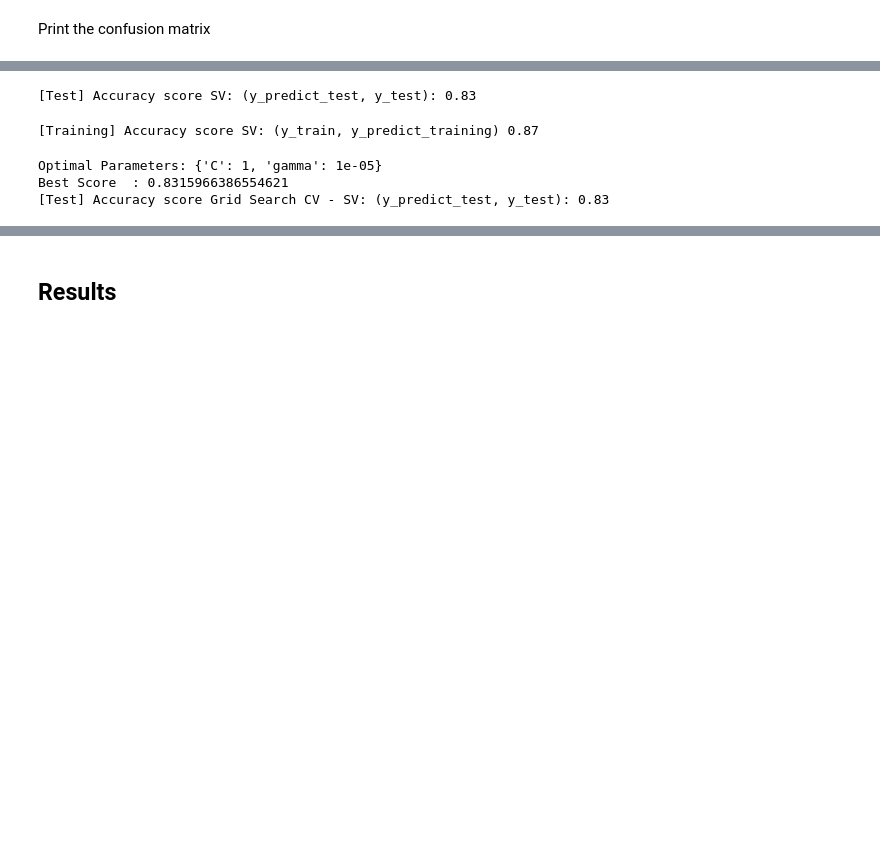
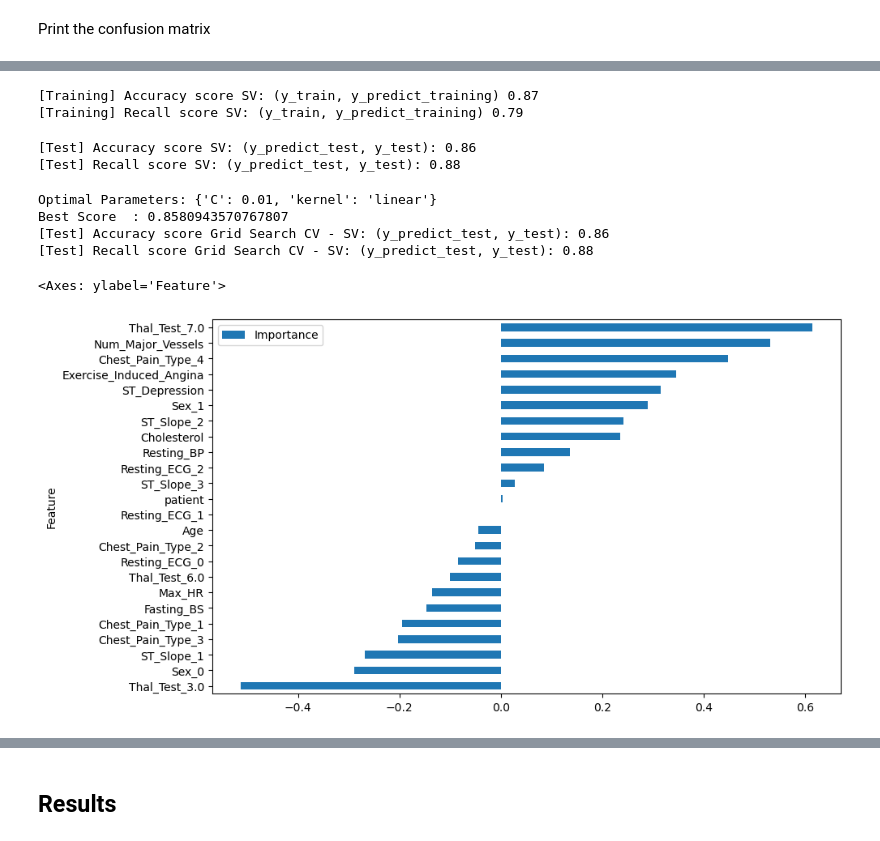
Before and after one commit to QMeier/heart-disease-capstone, a Jupyter notebook: 5_modeling.ipynb, the cells around one changed output, grey strips where cells are left out. Drawn from its saved outputs; the diff is of its cells as text; code cells hidden in the pictures; blank space fills up the shorter version.

```diff
--- a/5_modeling.ipynb
+++ b/5_modeling.ipynb
@@ -83,41 +171,56 @@ SVC(C=1, kernel='linear', random_state=123)
 # %%
 y_predict_test_SV = classifier_SV.predict(X_test)
 y_predict_training_SV = classifier_SV.predict(X_train)
-# %%
-print("[Test] Accuracy score SV: (y_predict_test, y_test):",
-      f'{accuracy_score(y_predict_test_SV, y_test):.2f}')
-# %% [output]
-[Test] Accuracy score SV: (y_predict_test, y_test): 0.83
 # %%
 print("[Training] Accuracy score SV: (y_train, y_predict_training)",
       f'{accuracy_score(y_train, y_predict_training_SV):.2f}')
+print("[Training] Recall score SV: (y_train, y_predict_training)",
+      f'{recall_score(y_train, y_predict_training_SV):.2f}')
 # %% [output]
 [Training] Accuracy score SV: (y_train, y_predict_training) 0.87
+[Training] Recall score SV: (y_train, y_predict_training) 0.79
+# %%
+print("[Test] Accuracy score SV: (y_predict_test, y_test):",
+      f'{accuracy_score(y_predict_test_SV, y_test):.2f}')
+print("[Test] Recall score SV: (y_predict_test, y_test):",
+      f'{recall_score(y_predict_test_SV, y_test):.2f}')
+# %% [output]
+[Test] Accuracy score SV: (y_predict_test, y_test): 0.86
+[Test] Recall score SV: (y_predict_test, y_test): 0.88
 # %%
-# define grid of parameters
-parameters = {
-    'C': [1,2.5,5,7.5,10],
-    'gamma':[0.00001, 0.0001,0.001,0.01,0.1,1,10]
+param_grid = {
+    'C': [0.01,0.1,1,10],
+    'kernel': ['linear', 'rbf']
 }
+# use grid search cv
+cv = RepeatedStratifiedKFold(n_splits = 10, n_repeats = 3, random_state = 123)
+gscv = GridSearchCV(classifier_SV, param_grid = param_grid, cv= 5).fit(X_train, y_train.values.ravel())
 
-# use grid search cv
-search = GridSearchCV(classifier_SV, parameters)
-
-# fitting the model
-search.fit(X_train, y_train.values.ravel())
-
-print("Optimal Parameters:", search.best_params_)
-print("Best Score  :", search.best_score_)
+print("Optimal Parameters:", gscv.best_params_)
+print("Best Score  :", gscv.best_score_)
 
 # get predicted values
-y_predict_GSCV_SV = search.predict(X_test)
+y_predict_GSCV_SV = gscv.predict(X_test)
 
 print("[Test] Accuracy score Grid Search CV - SV: (y_predict_test, y_test):",
       f'{accuracy_score(y_predict_GSCV_SV, y_test):.2f}')
+print("[Test] Recall score Grid Search CV - SV: (y_predict_test, y_test):",
+      f'{recall_score(y_predict_GSCV_SV, y_test):.2f}')
 # %% [output]
-Optimal Parameters: {'C': 1, 'gamma': 1e-05}
-Best Score  : 0.8315966386554621
-[Test] Accuracy score Grid Search CV - SV: (y_predict_test, y_test): 0.83
+Optimal Parameters: {'C': 0.01, 'kernel': 'linear'}
+Best Score  : 0.8580943570767807
+[Test] Accuracy score Grid Search CV - SV: (y_predict_test, y_test): 0.86
+[Test] Recall score Grid Search CV - SV: (y_predict_test, y_test): 0.88
+# %%
+# get feature importance
+importance = classifier_SV.coef_.ravel()
+# summarize feature importance
+feature_importance = pd.DataFrame({'Feature': X.columns, 'Importance': importance})
+feature_importance = feature_importance.sort_values('Importance', ascending=True)
+feature_importance.plot(x='Feature', y='Importance', kind='barh', figsize=(10, 6))
+# %% [output]
+<Axes: ylabel='Feature'>
+[figure, added]
 # %%
 cm = confusion_matrix(y_test, y_predict_test_SV, labels = classifier_LR.classes_)
 _, ax = plt.subplots()
```
Also changed, not shown: parts of 51 cells of this notebook, 8 other files.
